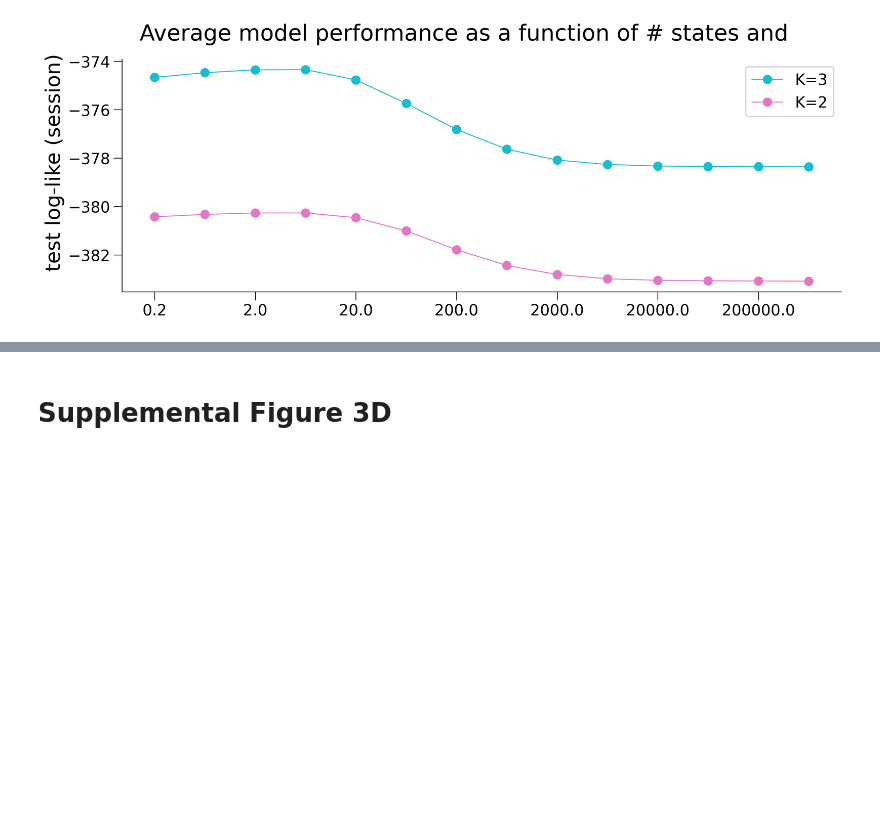
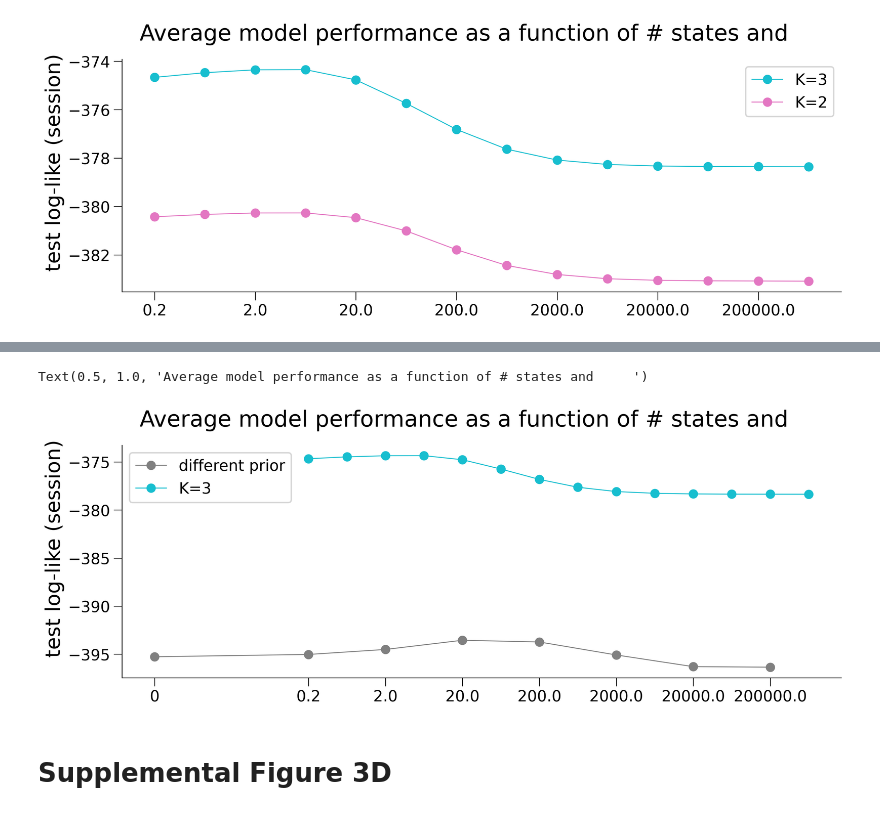
Before and after one commit to lenca56/dynamic_glmhmm, a Jupyter notebook: code/Supplemental_Figure3.ipynb, the cells around one changed output, grey strips where cells are left out. Cells and saved outputs as stored; diff of their text form; code cells hidden in the pictures; blank space fills up the shorter version.

```diff
--- a/code/Supplemental_Figure3.ipynb
+++ b/code/Supplemental_Figure3.ipynb
@@ -17,7 +17,7 @@ colorsStates = ['tab:orange','tab:blue','tab:green','tab:purple', 'tab:brown']
 myFeatures = ['stimulus','bias','previous choice','previous correct side']
 ibl_data_path = '../data_IBL'
 # load dataset with all animals
-dfAll = pd.read_csv(ibl_data_path + '/Ibl_processed.csv')
+dfAll = pd.read_csv(ibl_data_path + '/Ibl_processed_extra.csv')
 # %%
 labChosen =  ['angelakilab','churchlandlab','wittenlab']
 subjectsAll = []
@@ -127,7 +127,7 @@ testLlAll_control = np.zeros((len(subjectsAll), splitFolds))
 
 for idx in range(0, len(subjectsAll)):
     subject=subjectsAll[idx]
-    x, y, sessInd, correctSide = get_mouse_design(dfAll, subject, sessStop=sessStop, signedStimulus=signedStimulus, pTanh=pTanh)
+    x, y, sessInd, correctSide, _ = get_mouse_design(dfAll, subject, sessStop=sessStop, signedStimulus=signedStimulus, pTanh=pTanh)
     N = x.shape[0]
     presentTrain, presentTest = split_data(N, sessInd, folds=splitFolds, blocks=10, random_state=1)
 
@@ -184,7 +184,7 @@ alphaList = [2*(10**x) for x in list(np.arange(-1,6,0.5,dtype=float))]
 testLlAll = np.zeros((3, len(subjectsAll), splitFolds, len(alphaList)+1))
 for idx in range(0, len(subjectsAll)):
     subject=subjectsAll[idx]
-    x, y, sessInd, correctSide = get_mouse_design(dfAll, subject, sessStop=None, signedStimulus=signedStimulus, pTanh=pTanh) # NOT LOOKING AT FULL DATASET
+    x, y, sessInd, correctSide, _ = get_mouse_design(dfAll, subject, sessStop=None, signedStimulus=signedStimulus, pTanh=pTanh) # NOT LOOKING AT FULL DATASET
     N = x.shape[0]
     sess = len(sessInd) - 1
     presentTrain, presentTest = split_data(N, sessInd, folds=splitFolds, blocks=10, random_state=1)
@@ -209,3 +209,22 @@ plt.savefig(f'../figures/TestLl_vs_states_alpha_all-animals.eps', format='eps',
 # %% [output]
 The PostScript backend does not support transparency; partially transparent artists will be rendered opaque.
 [figure]
+# %%
+# plotting test log-like as a function of alpha (intensity of Dirichlet prior on transition matrix)
+alphaList = [2*(10**x) for x in list(np.arange(-1,6,0.5,dtype=float))]
+alphaList2 = [2*(10**-3)]+[2*(10**x) for x in list(np.arange(-1,6,1,dtype=float))]
+testLlAll = np.zeros((len(subjectsAll), splitFolds, len(alphaList)+1))
+testLlAll_diff = np.zeros((len(subjectsAll), splitFolds, len(alphaList2)+1))
+for idx in range(0, len(subjectsAll)):
+    subject=subjectsAll[idx]
+    print(subject)
+    x, y, sessInd, correctSide, _ = get_mouse_design(dfAll, subject, sessStop=None, signedStimulus=signedStimulus, pTanh=pTanh) # NOT LOOKING AT FULL DATASET
+    N = x.shape[0]
+    sess = len(sessInd) - 1
+    presentTrain, presentTest = split_data(N, sessInd, folds=splitFolds, blocks=10, random_state=1)
+    stop = min(sessInterest, sess)
+    for fold in range(0, splitFolds):
+        data3 = np.load(f'../data_IBL/{subject}/{subject}_dynamicGLMHMM_CV_3-state_fold={fold}_pTanh={pTanh}_L2penaltyW={L2penaltyW}_signedStimulus={signedStimulus}.npz')
+        data2 = np.load(f'../data_IBL/{subject}/{subject}_dynamicGLMHMM_different-prior-P_CV_{K}-state_fold={fold}_pTanh={pTanh}_L2penaltyW={L2penaltyW}_signedStimulus={signedStimulus}.npz')
+        testLlAll[idx,fold] =  data3['testLl']
+        testLlAll_diff[idx,fold] =  data2['testLl']
@@ -211,0 +249,19 @@ The PostScript backend does not support transparency; partially transparent arti
+# %%
+fig, axes = plt.subplots(1, figsize = (12,4.5), dpi=300)
+fig.tight_layout()
+plot_testLl_CV_alpha(testLlAll_diff.mean(axis=(0,1)) * avg_session_length, alphaList=alphaList2, label=f'different prior', color='gray', axes=axes, alpha=1, linewidth=1)
+plot_testLl_CV_alpha(testLlAll.mean(axis=(0,1)) * avg_session_length, alphaList=alphaList, label=f'K=3', color=colormap[2], axes=axes, alpha=1, linewidth=1)
+axes.set_xticks(np.log10(alphaList2), [0] + alphaList2[1:])
+# axes.plot(np.log10(alphaList2), testLlAll_diff.mean(axis=(0,1)), '-o', label='different prior P', color='gray')
+axes.set_ylabel("    test log-like (session)", size=22)
+axes.set_xlabel('')
+axes.spines[['right', 'top']].set_visible(False)
+axes.spines[['left', 'bottom']].set_linewidth(0.75)
+axes.xaxis.set_tick_params(width=0.75)
+axes.yaxis.set_tick_params(width=0.75)
+axes.legend(loc='upper left')
+axes.set_title('Average model performance as a function of # states and     ', size=24, pad=20)
+# plt.savefig(f'../figures/TestLl_vs_states_alpha_all-animals.eps', format='eps', bbox_inches='tight', dpi=300)
+# %% [output]
+Text(0.5, 1.0, 'Average model performance as a function of # states and     ')
+[figure, added]
```
Also changed, not shown: parts of 3 cells of this notebook, 14 other files.
